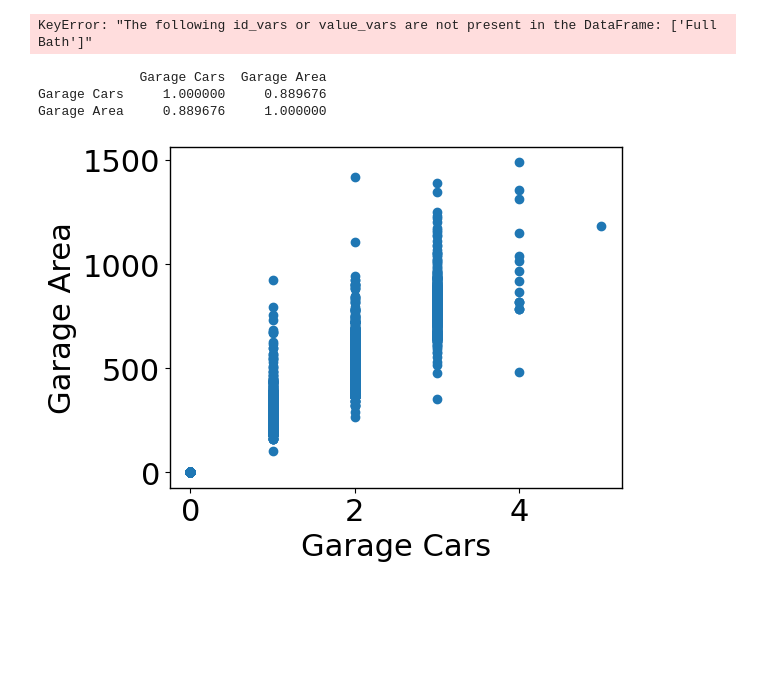
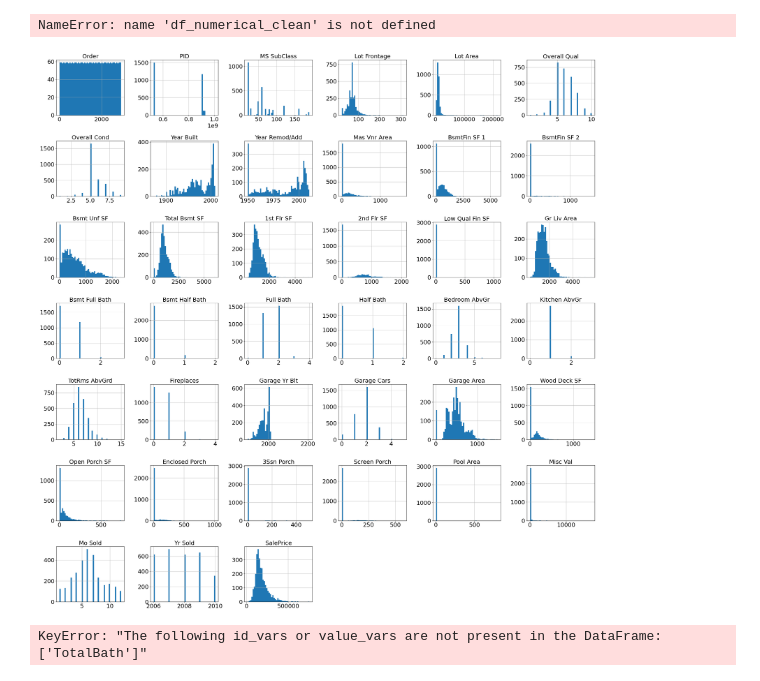
Before and after one commit to Grade123/NTNU-IE500618-Assignment-1, a Jupyter notebook: notebooks/assignment-1.ipynb, the cells around one changed output. Saved outputs shown, nothing was run; the diff lists cells and outputs as text; code cells hidden in the pictures; blank space fills up the shorter version.

```diff
--- a/notebooks/assignment-1.ipynb
+++ b/notebooks/assignment-1.ipynb
@@ -164,38 +285,35 @@ Name: SalePrice, dtype: float64
+# %%
+print(df_numerical_clean.skew().sort_values(ascending=False))
+# %% [output]
+NameError: name 'df_numerical_clean' is not defined
+# %%
+df_numerical_clean.hist(bins=50, figsize=(30, 30));
+# %% [output]
+[figure, added]
 # %%
+# Scatter plots to figure out what data needs to be cleaned
+
 corr = df.select_dtypes(include=[np.number]).corr()
 
 att = ["Overall Qual",
-"Gr Liv Area",
-"Garage Cars",
-"Garage Area",
-"Total Bsmt SF",
-"1st Flr SF",
-"Year Built",
-"Full Bath",
-"Year Remod/Add",
-"Garage Yr Blt"]
-
-att_all = corr.columns
-
+       "Gr Liv Area",
+       "Garage Cars",
+       "Garage Area",
+       "Total Bsmt SF",
+       "1st Flr SF",
+       "Year Built",
+       "TotalBath",
+       "Year Remod/Add",
+       "Garage Yr Blt"]
 
 df_melt = df.melt(id_vars='SalePrice', value_vars=att,
-                          var_name='Feature', value_name='Value')
+                  var_name='Feature', value_name='Value')
 
-g = sns.FacetGrid(df_melt, col='Feature', col_wrap=1, height=3, sharex=False, sharey=True)
+# Horizontal layout with 3 plots per row
+g = sns.FacetGrid(df_melt, col='Feature', col_wrap=3, height=4, sharex=False, sharey=True)
 g.map_dataframe(sns.scatterplot, x='Value', y='SalePrice', s=20)
 g.set_axis_labels("", "SalePrice")
+plt.tight_layout()
 plt.show()
 # %% [output]
-KeyError: "The following id_vars or value_vars are not present in the DataFrame: ['Full Bath']"
+KeyError: "The following id_vars or value_vars are not present in the DataFrame: ['TotalBath']"
-# %%
-plt.scatter(x='Garage Cars', y='Garage Area', data=df)
-plt.xlabel('Garage Cars')
-plt.ylabel('Garage Area')
-
-corrmatrix = df[['Garage Cars', 'Garage Area']].corr()
-print(corrmatrix)
-# %% [output]
-             Garage Cars  Garage Area
-Garage Cars     1.000000     0.889676
-Garage Area     0.889676     1.000000
-[figure, removed]
```
Also changed, not shown: parts of 16 cells of this notebook.
